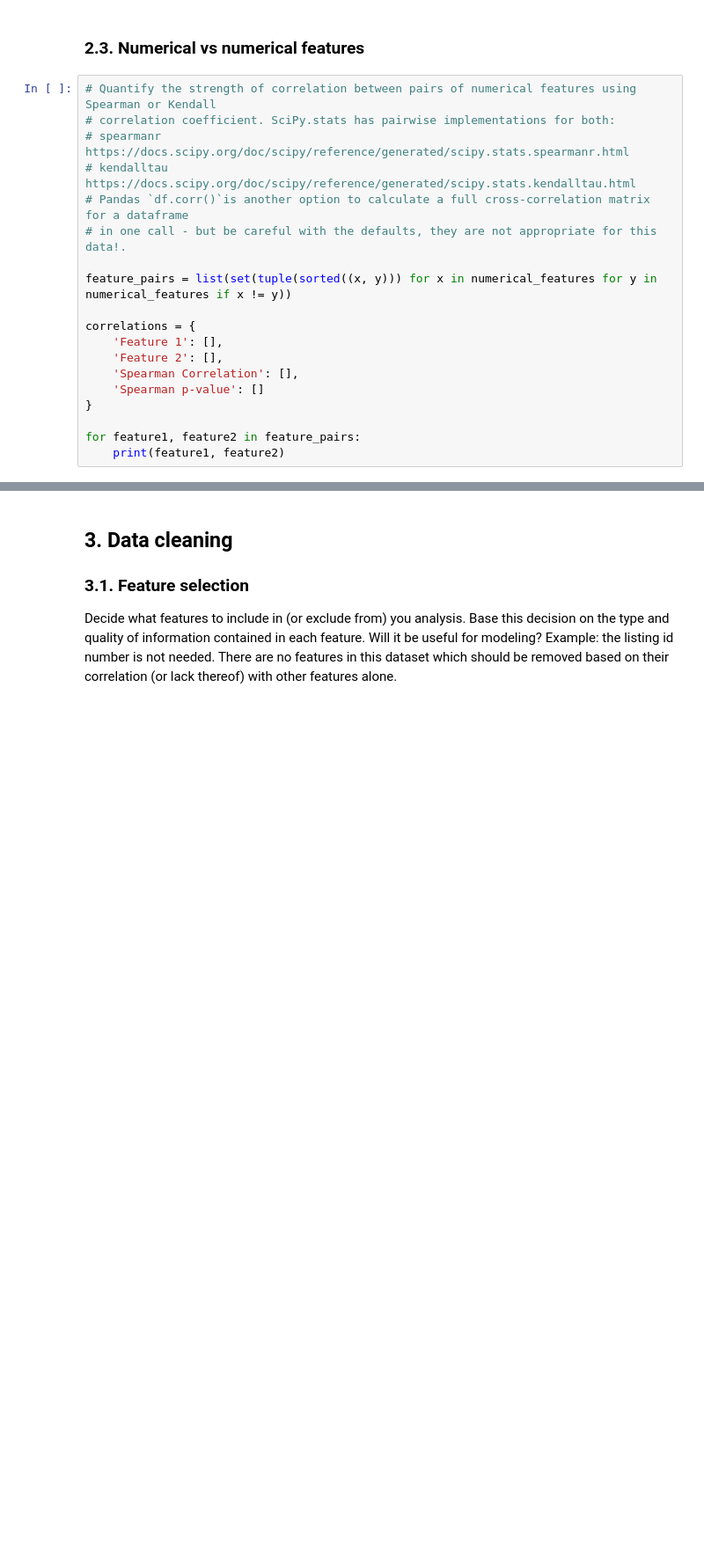
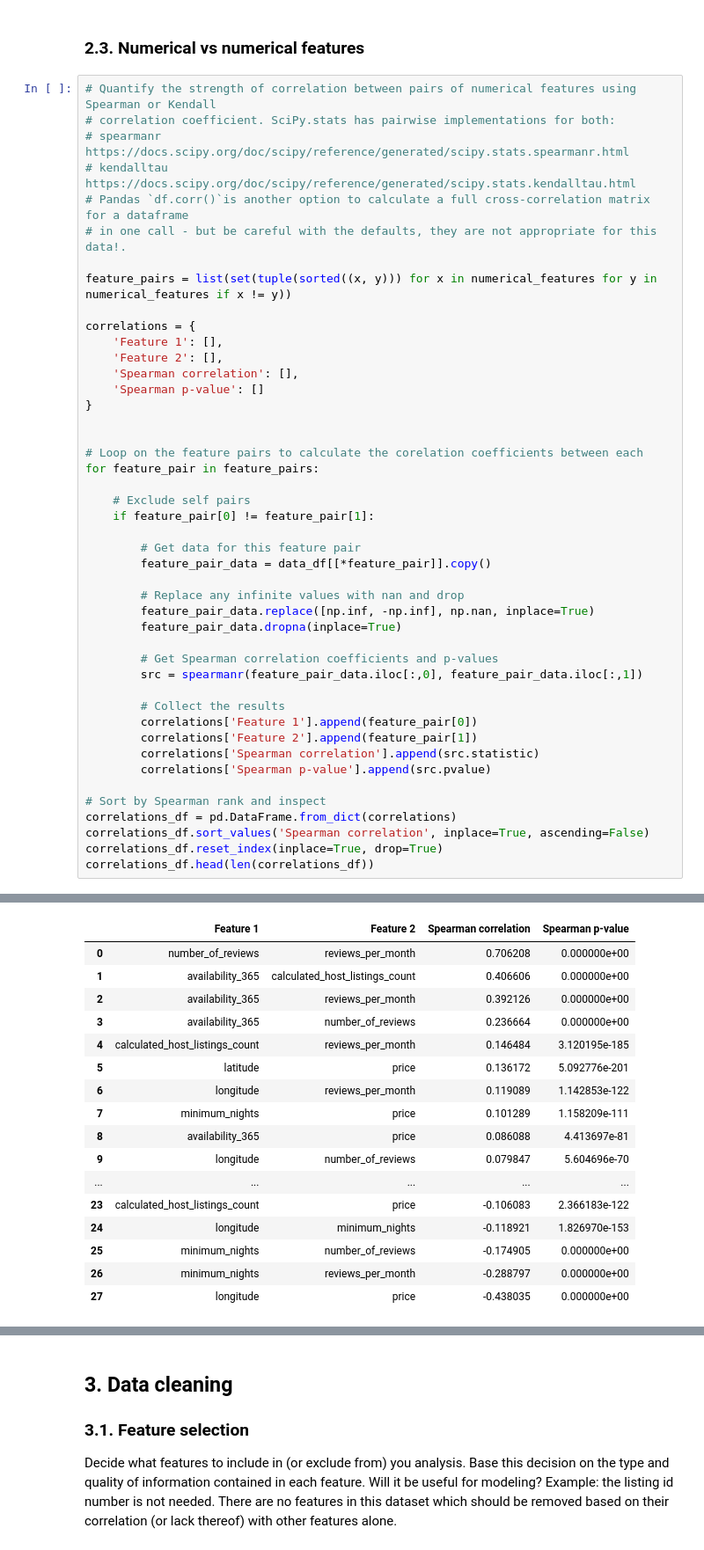
Before and after one commit to gperdrizet/gperdrizet-data-preprocessing-project-tutorial, a Jupyter notebook: notebooks/MVP_solution.ipynb, the cells around one changed output, grey strips where cells are left out. Shown at 88% size. Drawn from its saved outputs; the diff is of its cells as text; blank space fills up the shorter version.

```diff
--- a/notebooks/MVP_solution.ipynb
+++ b/notebooks/MVP_solution.ipynb
@@ -290,10 +304,36 @@ feature_pairs = list(set(tuple(sorted((x, y))) for x in numerical_features for y
 correlations = {
     'Feature 1': [],
     'Feature 2': [],
-    'Spearman Correlation': [],
+    'Spearman correlation': [],
     'Spearman p-value': []
 }
 
-for feature1, feature2 in feature_pairs:
-    print(feature1, feature2)
+
+# Loop on the feature pairs to calculate the corelation coefficients between each
+for feature_pair in feature_pairs:
+
+    # Exclude self pairs
+    if feature_pair[0] != feature_pair[1]:
+
+        # Get data for this feature pair
+        feature_pair_data = data_df[[*feature_pair]].copy()
+
+        # Replace any infinite values with nan and drop
+        feature_pair_data.replace([np.inf, -np.inf], np.nan, inplace=True)
+        feature_pair_data.dropna(inplace=True)
+
+        # Get Spearman correlation coefficients and p-values
+        src = spearmanr(feature_pair_data.iloc[:,0], feature_pair_data.iloc[:,1])
+
+        # Collect the results
+        correlations['Feature 1'].append(feature_pair[0])
+        correlations['Feature 2'].append(feature_pair[1])
+        correlations['Spearman correlation'].append(src.statistic)
+        correlations['Spearman p-value'].append(src.pvalue)
+
+# Sort by Spearman rank and inspect
+correlations_df = pd.DataFrame.from_dict(correlations)
+correlations_df.sort_values('Spearman correlation', inplace=True, ascending=False)
+correlations_df.reset_index(inplace=True, drop=True)
+correlations_df.head(len(correlations_df))
 # %% [output]
@@ -317,3 +340,20 @@ availability_365 number_of_reviews
+|  | Feature 1 | Feature 2 | Spearman correlation | Spearman p-value |
+| 0 | number_of_reviews | reviews_per_month | 0.706208 | 0.000000e+00 |
+| 1 | availability_365 | calculated_host_listings_count | 0.406606 | 0.000000e+00 |
+| 2 | availability_365 | reviews_per_month | 0.392126 | 0.000000e+00 |
+| 3 | availability_365 | number_of_reviews | 0.236664 | 0.000000e+00 |
+| 4 | calculated_host_listings_count | reviews_per_month | 0.146484 | 3.120195e-185 |
+| 5 | latitude | price | 0.136172 | 5.092776e-201 |
+| 6 | longitude | reviews_per_month | 0.119089 | 1.142853e-122 |
+| 7 | minimum_nights | price | 0.101289 | 1.158209e-111 |
+| 8 | availability_365 | price | 0.086088 | 4.413697e-81 |
+| 9 | longitude | number_of_reviews | 0.079847 | 5.604696e-70 |
+| ... | ... | ... | ... | ... |
+| 23 | calculated_host_listings_count | price | -0.106083 | 2.366183e-122 |
+| 24 | longitude | minimum_nights | -0.118921 | 1.826970e-153 |
+| 25 | minimum_nights | number_of_reviews | -0.174905 | 0.000000e+00 |
+| 26 | minimum_nights | reviews_per_month | -0.288797 | 0.000000e+00 |
+| 27 | longitude | price | -0.438035 | 0.000000e+00 |
 # %%
 # Plot relationships between numerical features using a scatter plot with Matplotlib. Be sure to label axes
 # and/or plot and pick appropriate scales. Adding a best fit line can be nice, but is not super
```
Also changed, not shown: parts of 16 cells of this notebook.
